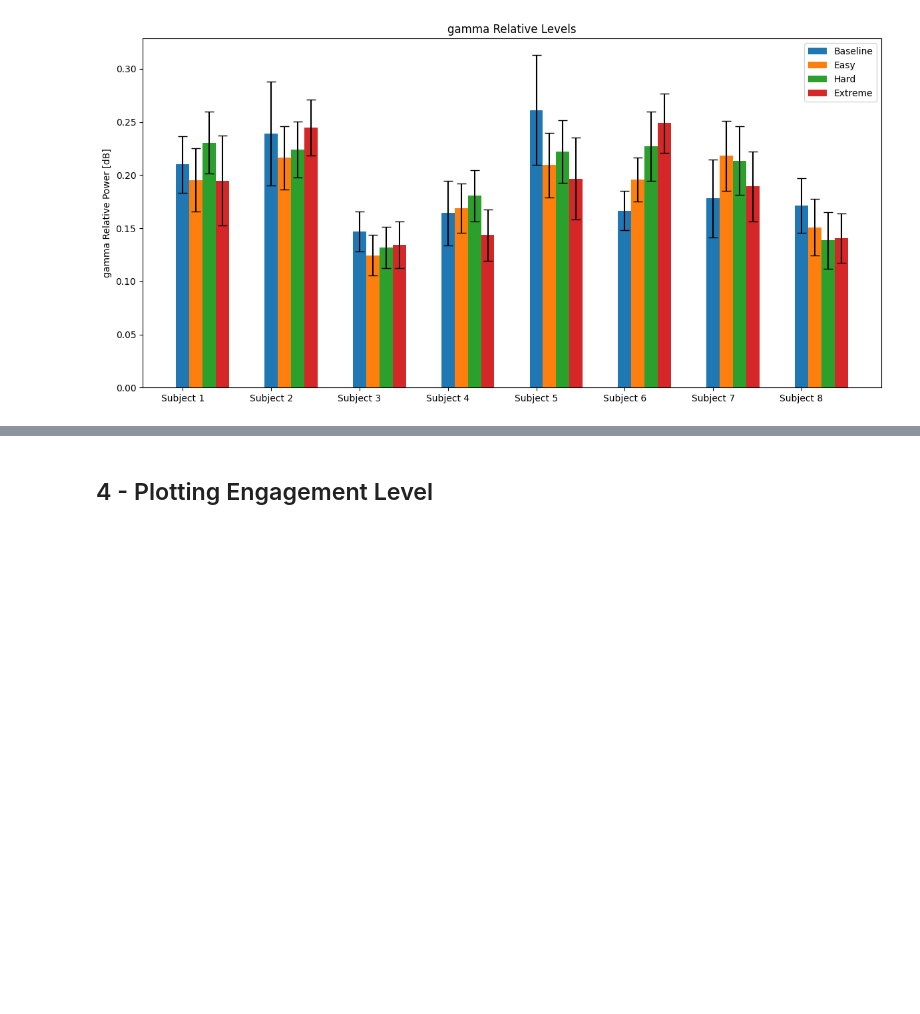
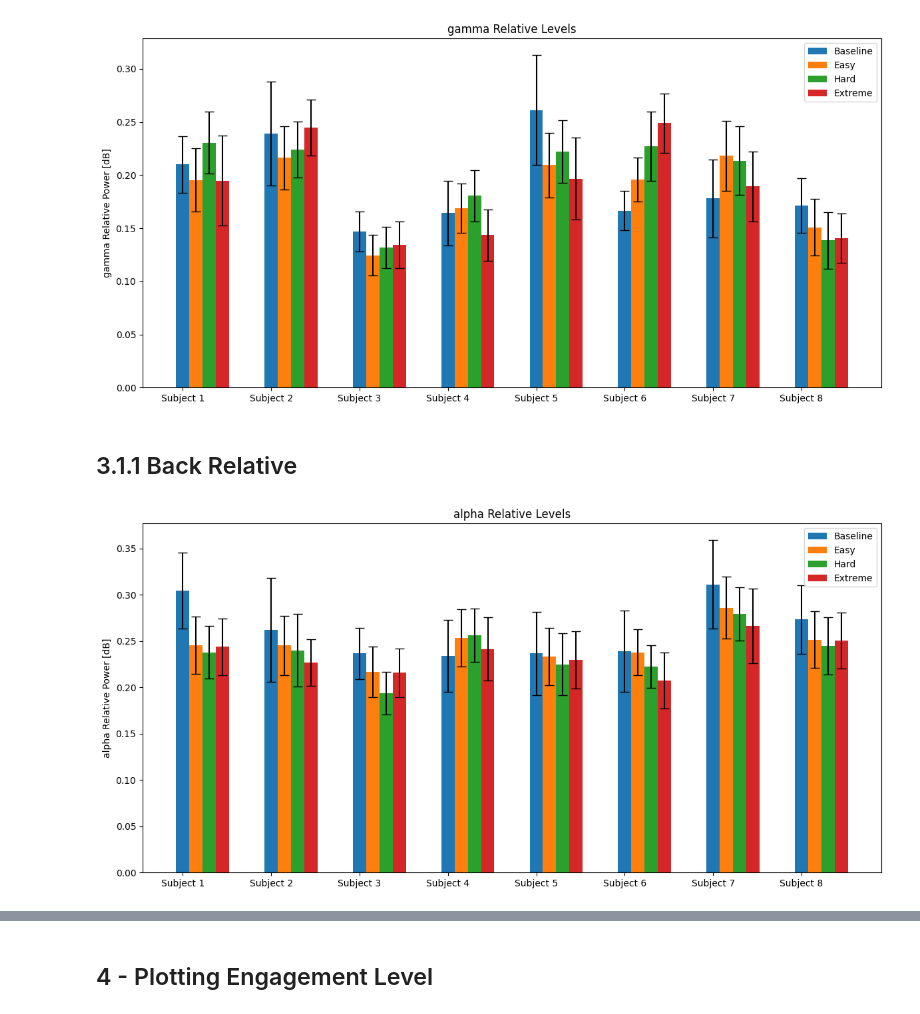
Before and after one commit to aaronjuma/EEGMario, a Jupyter notebook: Analysis/SurvivalVisualization.ipynb, the cells around one changed output, grey strips where cells are left out. Drawn from its saved outputs; the diff is of its cells as text; code cells hidden in the pictures; blank space fills up the shorter version.

Commit message:
Added Relative Back Visualization

```diff
--- a/Analysis/SurvivalVisualization.ipynb
+++ b/Analysis/SurvivalVisualization.ipynb
@@ -220,7 +220,7 @@ plot_wave("Theta", "b", baseline, easy, hard, extreme)
 # %% [markdown]
 ### 3.1 Calculating Relative Waves
 # %%
-def calculate_relative(baseline, easy, hard, extreme):
+def calculate_relative(placement, baseline, easy, hard, extreme):
     """
     Return an array containing all relative powers
 
@@ -234,11 +234,11 @@ def calculate_relative(baseline, easy, hard, extreme):
     """
 
     # Gets all the Wave Types
-    alpha_ = get_wave("Alpha", "f", baseline, easy, hard, extreme)
-    beta_ = get_wave("Beta", "f", baseline, easy, hard, extreme)
-    delta_ = get_wave("Delta", "f", baseline, easy, hard, extreme)
-    theta_ = get_wave("Theta", "f", baseline, easy, hard, extreme)
-    gamma_ = get_wave("Gamma", "f", baseline, easy, hard, extreme)
+    alpha_ = get_wave("Alpha", placement, baseline, easy, hard, extreme)
+    beta_ = get_wave("Beta", placement, baseline, easy, hard, extreme)
+    delta_ = get_wave("Delta", placement, baseline, easy, hard, extreme)
+    theta_ = get_wave("Theta", placement, baseline, easy, hard, extreme)
+    gamma_ = get_wave("Gamma", placement, baseline, easy, hard, extreme)
 
     # 0-Alpha, 1-Beta, 2-Delta, 3-Theta, 4-Gamma
     relative_powers = [] #size - (power, difficulty, n_subject, n_time)
@@ -307,7 +307,8 @@ def calculate_relative(baseline, easy, hard, extreme):
 
     return relative_powers
 
-relative_data = calculate_relative(baseline, easy, hard, extreme)
+relative_front_data = calculate_relative("f", baseline, easy, hard, extreme)
+relative_back_data = calculate_relative("b", baseline, easy, hard, extreme)
 # %%
 def plot_relative(wave, data):
 
@@ -375,2 +378,8 @@ plot_relative("gamma", relative_data)
 # %% [output]
 [figure]
+# %% [markdown]
+## 3.1.1 Back Relative
+# %%
+plot_relative("alpha", relative_back_data)
+# %% [output]
+[figure, added]
```
Also changed, not shown: parts of 9 cells of this notebook.
